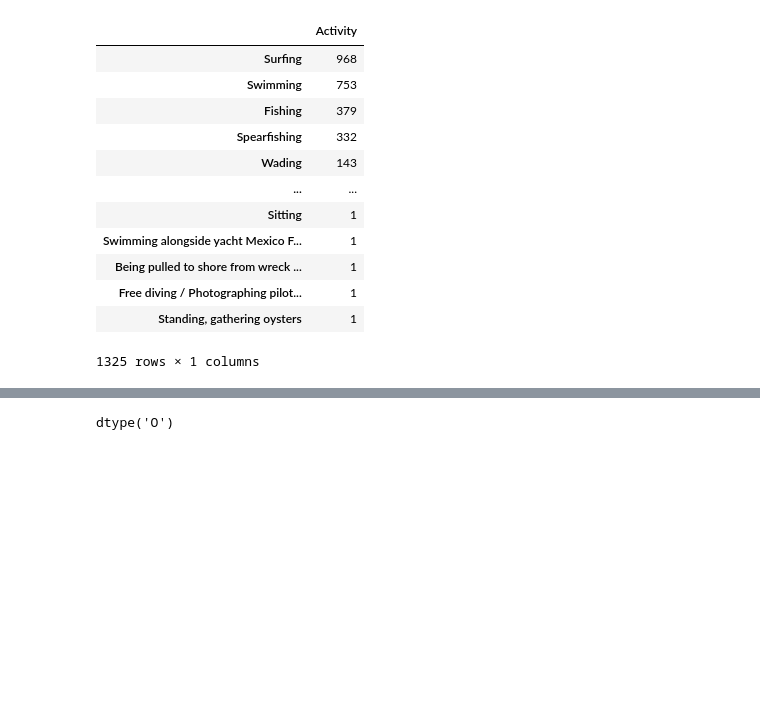
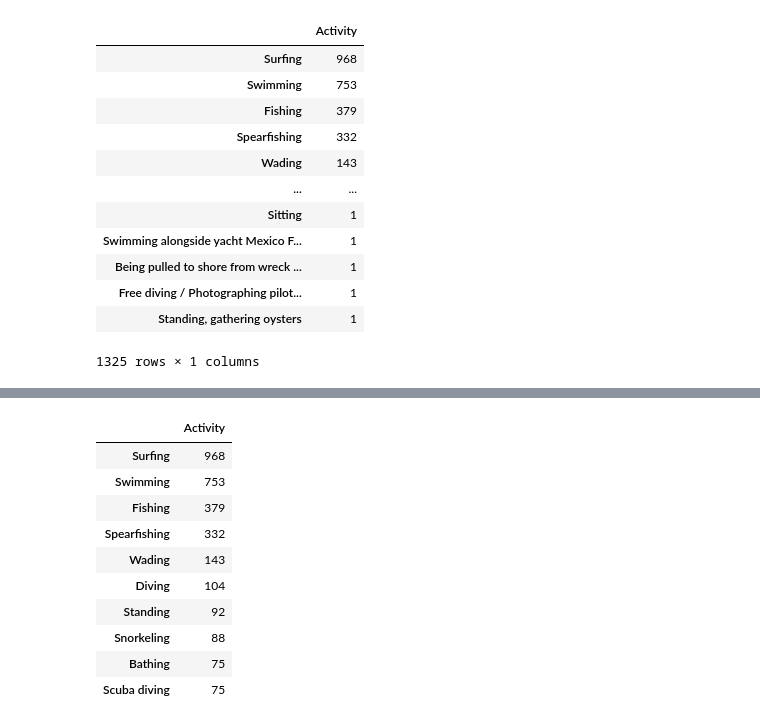
Before and after one commit to Hugocodesdude/Project_1, a Jupyter notebook: Project_1_Cleaning.ipynb, the cells around one changed output, grey strips where cells are left out. Cells and saved outputs as stored; diff of their text form; code cells hidden in the pictures; blank space fills up the shorter version.

```diff
--- a/Project_1_Cleaning.ipynb
+++ b/Project_1_Cleaning.ipynb
@@ -744,7 +771,40 @@ check_activity
 # %%
-df_clean_nan["Activity"].dtype
+def group_activity(e):
+    if "fish" in e:
+        return "Fishing"
+    elif "surf" in e:
+        return "Surfing"
+    elif "swim" in e:
+        return "Swimming"
+    elif "wading" in e or "wade" in e:
+        return "Wading"
+    elif "diving" in e or "dive" in e:
+        return "Diving"
+    elif "stand" in e:
+        return "Standing"
+    elif "board" in e:
+        return "Boarding"
+    elif "bath" in e:
+        return "Bathing"
+    elif "snorkel" in e:
+        return "Snorkeling"
+    else:
+        return "Others"
-# %% [output]
-dtype('O')
+# %%
+check_activity = pd.DataFrame(df_clean_nan["Activity"].value_counts())
+check_activity.head(10)
+# %% [output]
+|  | Activity |
+| Surfing | 968 |
+| Swimming | 753 |
+| Fishing | 379 |
+| Spearfishing | 332 |
+| Wading | 143 |
+| Diving | 104 |
+| Standing | 92 |
+| Snorkeling | 88 |
+| Bathing | 75 |
+| Scuba diving | 75 |
 # %%
 #Surfing, Swimming, Paddle Sports, Scuba Diving, Fishing, Wind Sports, Beach Activities
 
```
Also changed, not shown: parts of 6 cells of this notebook, 2 other files.
